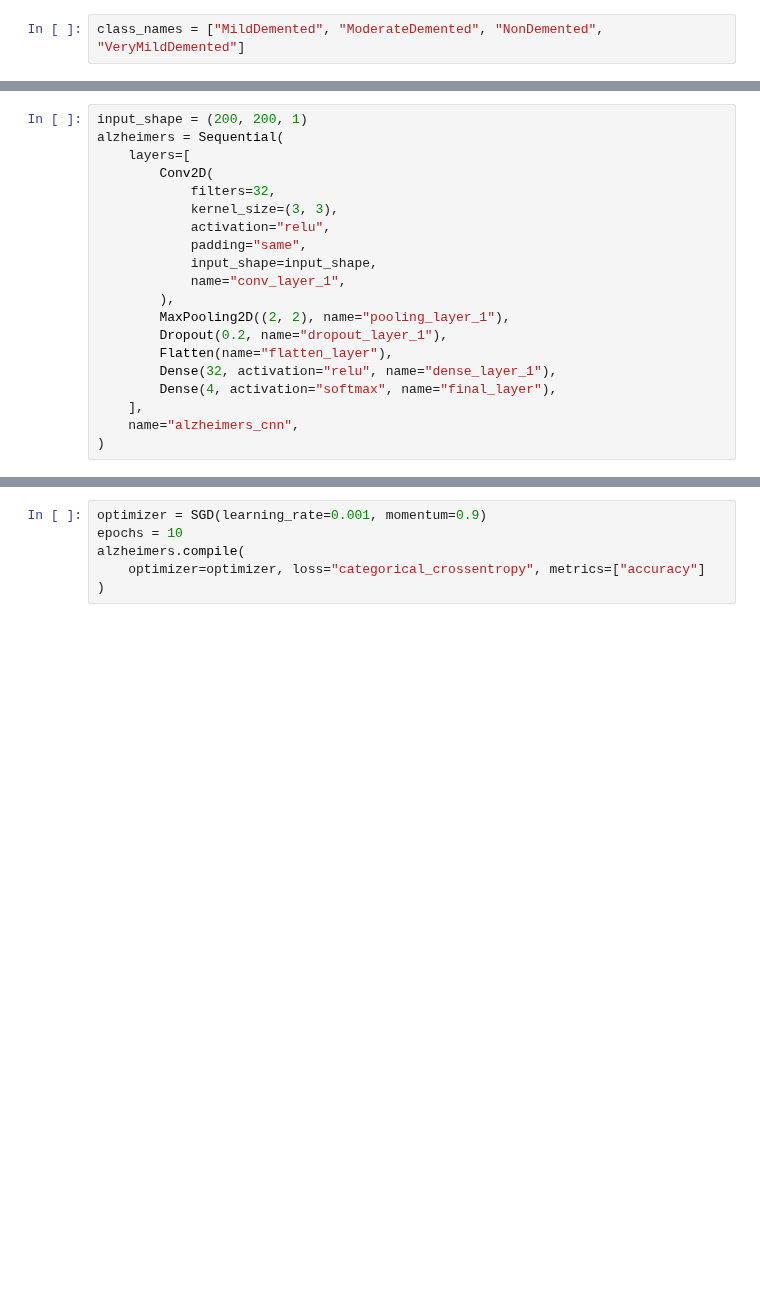
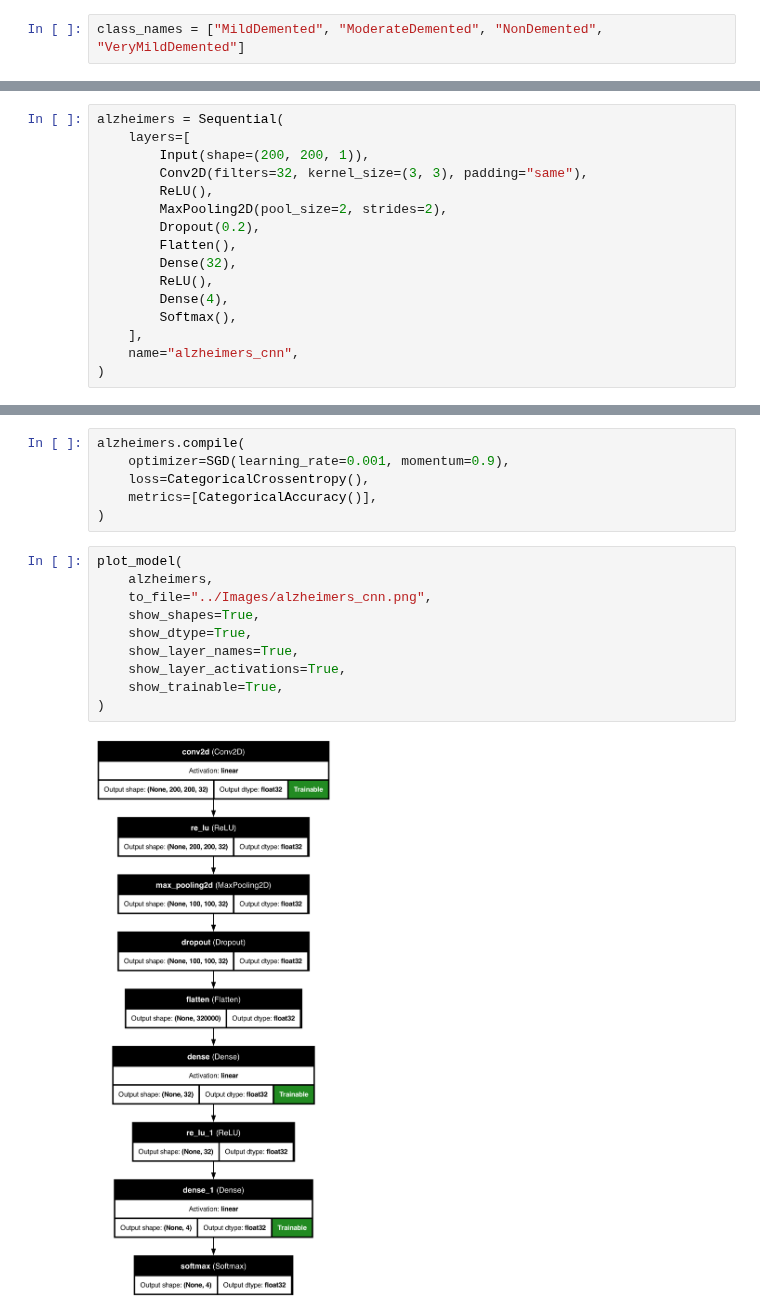
Before and after one commit to debjitpal5040/Deep_Learning_Algorithms, a Jupyter notebook: Tensorflow/alzheimers.ipynb, the cells around one changed output, grey strips where cells are left out. Drawn from its saved outputs; the diff is of its cells as text; blank space fills up the shorter version.

```diff
--- a/Tensorflow/alzheimers.ipynb
+++ b/Tensorflow/alzheimers.ipynb
@@ -68,21 +75,17 @@ for images, labels in train_ds.take(1):
 [figure]
 # %%
-input_shape = (200, 200, 1)
 alzheimers = Sequential(
     layers=[
-        Conv2D(
-            filters=32,
-            kernel_size=(3, 3),
-            activation="relu",
-            padding="same",
-            input_shape=input_shape,
-            name="conv_layer_1",
-        ),
-        MaxPooling2D((2, 2), name="pooling_layer_1"),
-        Dropout(0.2, name="dropout_layer_1"),
-        Flatten(name="flatten_layer"),
-        Dense(32, activation="relu", name="dense_layer_1"),
-        Dense(4, activation="softmax", name="final_layer"),
+        Input(shape=(200, 200, 1)),
+        Conv2D(filters=32, kernel_size=(3, 3), padding="same"),
+        ReLU(),
+        MaxPooling2D(pool_size=2, strides=2),
+        Dropout(0.2),
+        Flatten(),
+        Dense(32),
+        ReLU(),
+        Dense(4),
+        Softmax(),
     ],
     name="alzheimers_cnn",
 )
@@ -118,8 +128,20 @@ _________________________________________________________________
 # %%
-optimizer = SGD(learning_rate=0.001, momentum=0.9)
-epochs = 10
 alzheimers.compile(
-    optimizer=optimizer, loss="categorical_crossentropy", metrics=["accuracy"]
+    optimizer=SGD(learning_rate=0.001, momentum=0.9),
+    loss=CategoricalCrossentropy(),
+    metrics=[CategoricalAccuracy()],
 )
+# %%
+plot_model(
+    alzheimers,
+    to_file="../Images/alzheimers_cnn.png",
+    show_shapes=True,
+    show_dtype=True,
+    show_layer_names=True,
+    show_layer_activations=True,
+    show_trainable=True,
+)
+# %% [output]
+[figure, added]
 # %%
 alzheimers_checkpoint_callback = ModelCheckpoint(
```
Also changed, not shown: parts of 10 cells of this notebook, 16 other files.
